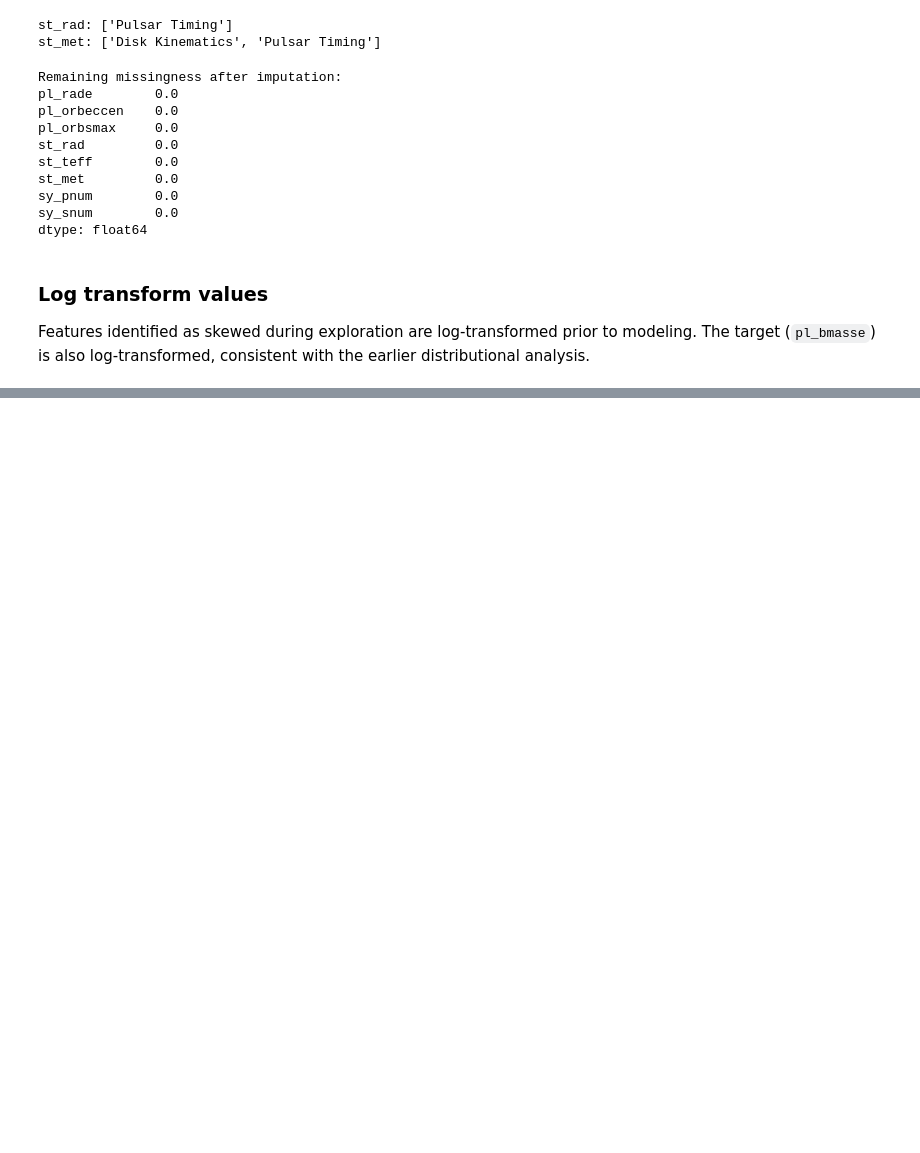
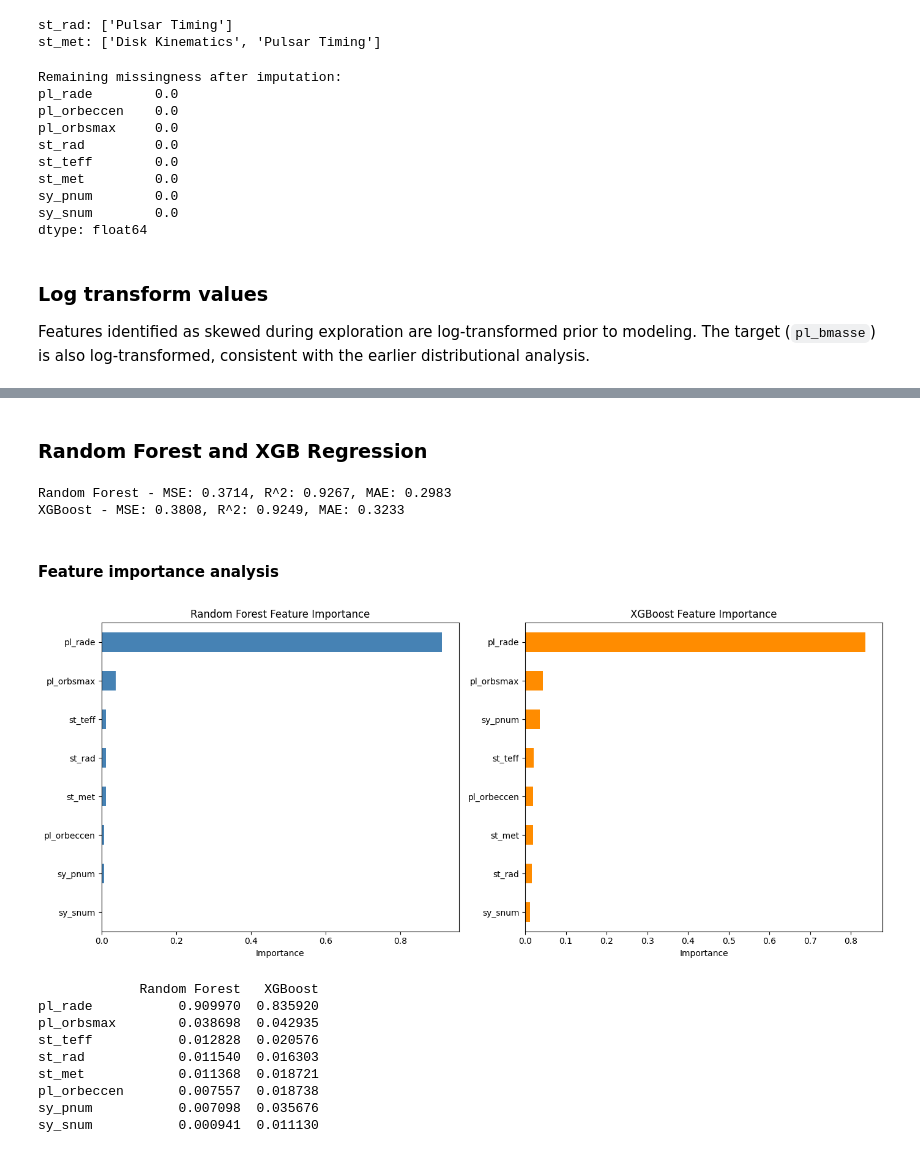
Before and after one commit to varun-pradhan-117/MassPrediction-OOD-Evaluation-NASAExoArchive, a Jupyter notebook: notebooks/Exoplanet_Mass_OOD.ipynb, the cells around one changed output, grey strips where cells are left out. Saved outputs shown, nothing was run; the diff lists cells and outputs as text; code cells hidden in the pictures; blank space fills up the shorter version.

```diff
--- a/notebooks/Exoplanet_Mass_OOD.ipynb
+++ b/notebooks/Exoplanet_Mass_OOD.ipynb
@@ -416,0 +437,2 @@ planets_model[target] = np.log1p(planets_model[target])
+# %% [markdown]
+### Random Forest and XGB Regression
@@ -416,0 +444,66 @@ planets_model[target] = np.log1p(planets_model[target])
+# %%
+# Random Forest
+rf=RandomForestRegressor(n_estimators=100, random_state=42)
+rf.fit(X_train, y_train)
+rf_preds = rf.predict(X_test)
+
+# XGBoost
+xgb_model = xgb.XGBRegressor(n_estimators=100, random_state=42)
+xgb_model.fit(X_train, y_train)
+xgb_preds = xgb_model.predict(X_test)
+
+# Evaluation
+def evaluate_model(name, y_true, y_pred):
+    mse = mean_squared_error(y_true, y_pred)
+    r2 = r2_score(y_true, y_pred)
+    mae=mean_absolute_error(y_true, y_pred)
+    print(f"{name} - MSE: {mse:.4f}, R^2: {r2:.4f}, MAE: {mae:.4f}")
+
+evaluate_model("Random Forest", y_test, rf_preds)
+evaluate_model("XGBoost", y_test, xgb_preds)
+# %% [output]
+Random Forest - MSE: 0.3714, R^2: 0.9267, MAE: 0.2983
+XGBoost - MSE: 0.3808, R^2: 0.9249, MAE: 0.3233
+# %% [markdown]
+#### Feature importance analysis
+# %%
+# Feature importance for both models
+rf_importance = pd.Series(rf.feature_importances_, index=final_features)
+xgb_importance = pd.Series(xgb_model.feature_importances_, index=final_features)
+
+# Combined plot
+fig, axes = plt.subplots(1, 2, figsize=(14, 6))
+
+rf_importance.sort_values().plot(
+    kind='barh', ax=axes[0], color='steelblue'
+)
+axes[0].set_title('Random Forest Feature Importance')
+axes[0].set_xlabel('Importance')
+
+xgb_importance.sort_values().plot(
+    kind='barh', ax=axes[1], color='darkorange'
+)
+axes[1].set_title('XGBoost Feature Importance')
+axes[1].set_xlabel('Importance')
+
+plt.tight_layout()
+plt.show()
+
+# Print side by side
+importance_df = pd.DataFrame({
+    'Random Forest': rf_importance,
+    'XGBoost': xgb_importance
+}).sort_values('Random Forest', ascending=False)
+
+print(importance_df)
+# %% [output]
+[figure, added]
+             Random Forest   XGBoost
+pl_rade           0.909970  0.835920
+pl_orbsmax        0.038698  0.042935
+st_teff           0.012828  0.020576
+st_rad            0.011540  0.016303
+st_met            0.011368  0.018721
+pl_orbeccen       0.007557  0.018738
+sy_pnum           0.007098  0.035676
+sy_snum           0.000941  0.011130
```
Also changed, not shown: parts of 13 cells of this notebook.
